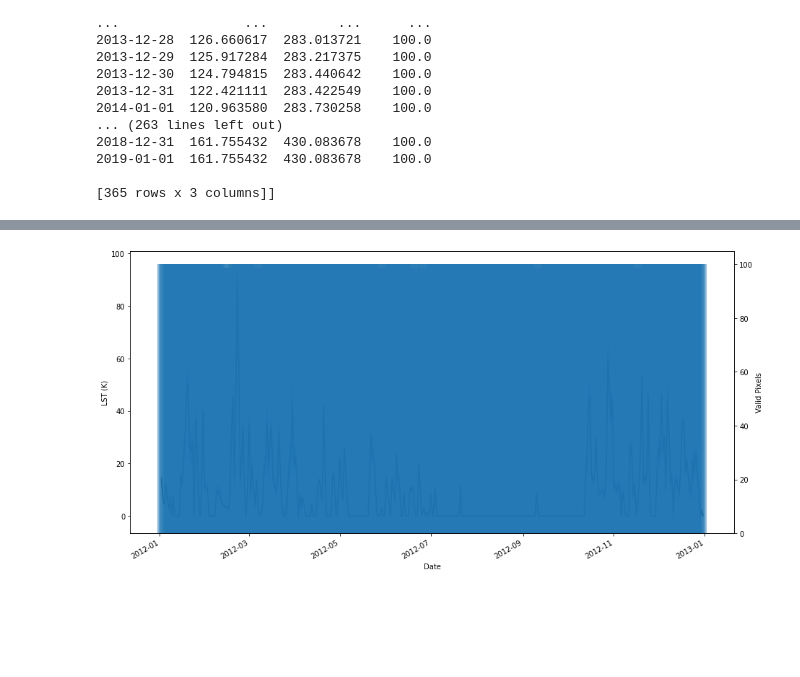
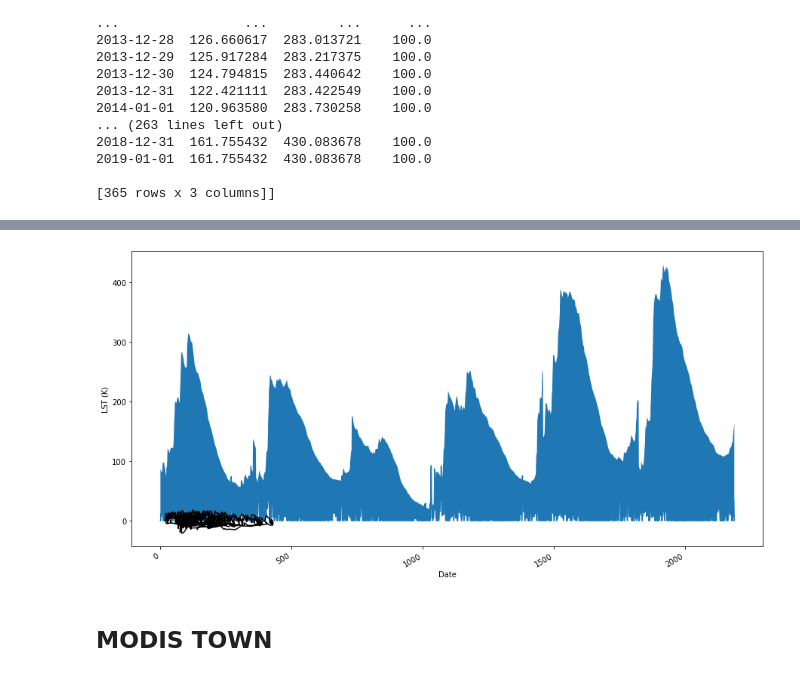
Before and after one commit to ianvd/gage-guesser, a Jupyter notebook: Main.ipynb, the cells around one changed output, grey strips where cells are left out. Saved outputs shown, nothing was run; the diff lists cells and outputs as text; code cells hidden in the pictures; blank space fills up the shorter version.

```diff
--- a/Main.ipynb
+++ b/Main.ipynb
@@ -931,0 +918,7 @@ print(lststats.head())
+# %%
+together = pd.DataFrame()
+# %%
+prec_data = pd.read_csv('data/prec_df.csv')
+swe_data = pd.read_csv('data/swe_df.csv')
+tmax_data = pd.read_csv('data/tmax_df.csv')
+tmin_data = pd.read_csv('data/tmin_df.csv')
@@ -931,0 +939,8 @@ print(lststats.head())
+# %%
+together['prec_data'] = prec_data['mean']
+together['swe_data'] = swe_data['mean']
+together['tmax_data'] = tmax_data['mean']
+together['tmin_data'] = tmin_data['mean']
+together['date'] = prec_data['Unnamed: 0']
+# %%
+together.set_index('date')
@@ -932,20 +962,18 @@ print(lststats.head())
 # %%
 plt.rcParams['figure.figsize'] = (15,8)
 
 fig, ax1 = plt.subplots()
 
 ax1.set_xlabel('Date')
 ax1.set_ylabel('LST (K)')
-ax1.plot(lststats.index, lststats['mean'], 'k-')
-ax1.fill_between(lststats.index, lststats['mean']-lststats['sd'], lststats['mean']+lststats['sd'])
+ax1.plot(together.index, together['prec_data'], together['swe_data'], together['tmax_data'], 'k-')
+ax1.fill_between(together.index, together['prec_data'], together['swe_data'], together['tmax_data'])
 ax1.tick_params(axis='y')
 fig.autofmt_xdate()
 
-ax2 = ax1.twinx()
-ax2.set_ylabel('Valid Pixels')
-ax2.bar(lststats.index, lststats['quality'], 5, alpha = 0.5)
-ax2.tick_params(axis='y')
 
 plt.show()
 # %% [output]
-[figure, old version]
+[figure, new version]
+# %% [markdown]
+## MODIS TOWN
```
Also changed, not shown: parts of 15 cells of this notebook, 1 other file.
